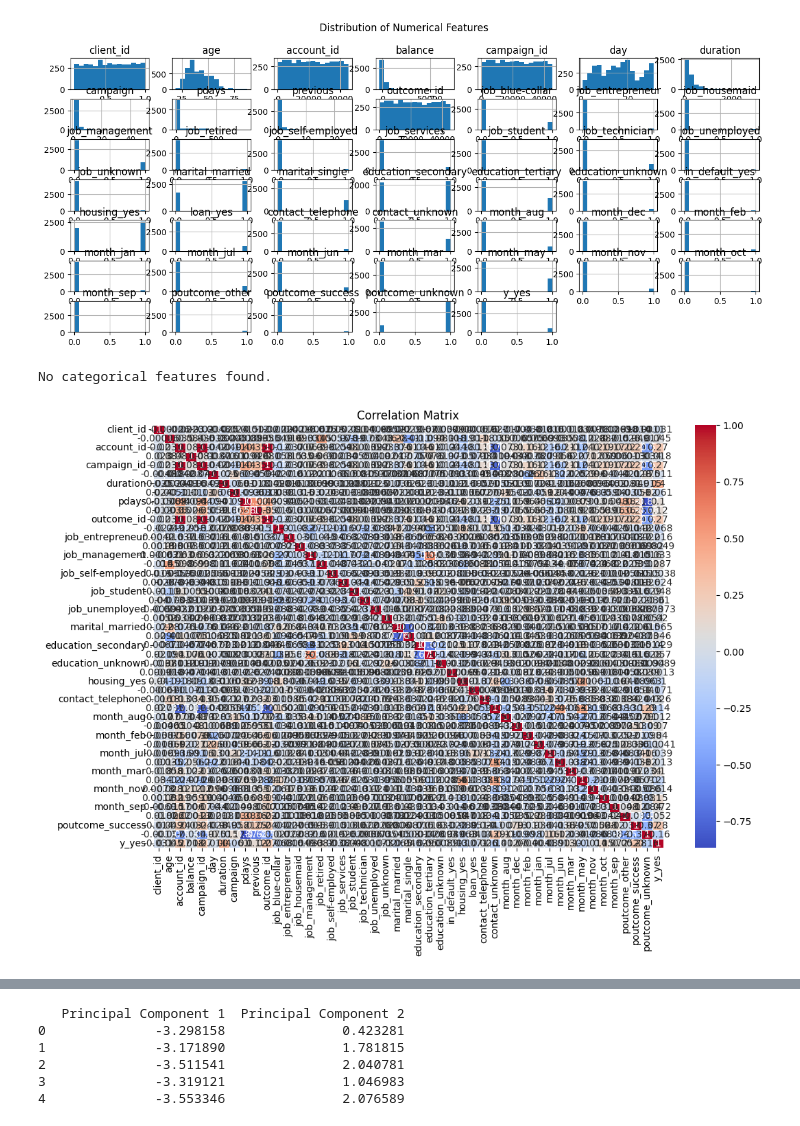
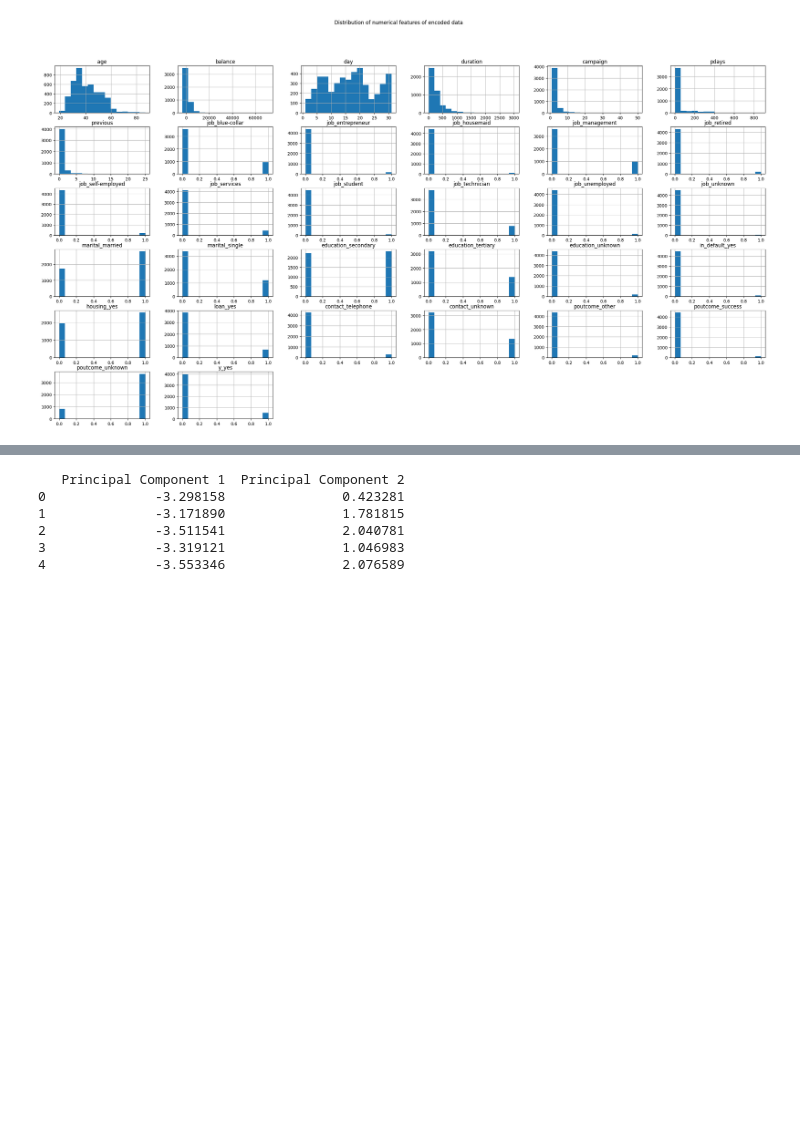
Before and after one commit to spyingcyclops/vijl, a Jupyter notebook: campaign.ipynb, the cells around one changed output, grey strips where cells are left out. Drawn from its saved outputs; the diff is of its cells as text; code cells hidden in the pictures; blank space fills up the shorter version.

```diff
--- a/campaign.ipynb
+++ b/campaign.ipynb
@@ -96,5 +182,7 @@ previous -0.003511  0.026196 -0.059114  0.018080 -0.067833  0.577562  1.000000
 # %%
+
 encoder = OneHotEncoder(drop='first', sparse_output=False)
+categorical_features = df.select_dtypes(include=['object']).columns
 encoded_features = encoder.fit_transform(df[categorical_features])
 
 # Create a DataFrame with the encoded features
@@ -102,43 +190,46 @@ encoded_df = pd.DataFrame(encoded_features, columns=encoder.get_feature_names_ou
 
 # Concatenate the encoded features with the original DataFrame
 encoded_df = pd.concat([df.reset_index(drop=True), encoded_df], axis=1).drop(columns=categorical_features)
+encoded_df_adjusted = encoded_df.loc[:, ~encoded_df.columns.str.startswith('month_')]
 
 # Display the first few rows of the encoded DataFrame
 print("First few rows of the encoded DataFrame:")
-print(encoded_df.head())
+print(encoded_df_adjusted.head())
 
 # Distribution of numerical features
-numerical_features = encoded_df.select_dtypes(include=['int64', 'float64']).columns
-if not numerical_features.empty:
-    encoded_df[numerical_features].hist(bins=15, figsize=(15, 6))
-    plt.suptitle('Distribution of Numerical Features')
-    plt.show()
-else:
-    print("No numerical features found.")
+plot_numerical_features(encoded_df_adjusted, "Distribution of numerical features of encoded data")
 
-# Distribution of categorical features
-categorical_features = encoded_df.select_dtypes(include=['object']).columns
-if not categorical_features.empty:
-    for feature in categorical_features:
-        plt.figure(figsize=(10, 4))
-        sns.countplot(data=df, x=feature)
-        plt.title(f'Distribution of {feature}')
-        plt.xticks(rotation=45)
-        plt.show()
-else:
-    print("No categorical features found.")
 
-# Correlation matrix
-correlation_matrix = encoded_df.corr()
-plt.figure(figsize=(12, 8))
-sns.heatmap(correlation_matrix, annot=True, cmap='coolwarm', linewidths=0.5)
-plt.title('Correlation Matrix')
-plt.show()
 
-# Display correlation matrix as a table
-print("Correlation Matrix Table:")
-print(correlation_matrix)
-# Save the correlation matrix to a CSV file
-correlation_matrix.to_csv('correlation_matrix.csv', index=True)
+# numerical_features = encoded_df.select_dtypes(include=['int64', 'float64']).columns
+# if not numerical_features.empty:
+#     encoded_df[numerical_features].hist(bins=15, figsize=(15, 6))
+#     plt.suptitle('Distribution of Numerical Features')
+#     plt.show()
+# else:
+#     print("No numerical features found.")
+
+# # Distribution of categorical features
+# categorical_features = encoded_df.select_dtypes(include=['object']).columns
+# if not categorical_features.empty:
+#     for feature in categorical_features:
+#         plt.figure(figsize=(10, 4))
+#         sns.countplot(data=df, x=feature)
+#         plt.title(f'Distribution of {feature}')
+#         plt.xticks(rotation=45)
+#         plt.show()
+# else:
+#     print("No categorical features found.")
+
+# # Correlation matrix
+# correlation_matrix = encoded_df.corr()
+# plt.figure(figsize=(12, 8))
+# sns.heatmap(correlation_matrix, annot=True, cmap='coolwarm', linewidths=0.5)
+# plt.title('Correlation Matrix')
+# plt.show()
+
+# # Display correlation matrix as a table
+# print("Correlation Matrix Table:")
+# print(correlation_matrix)
 # %% [output]
 First few rows of the encoded DataFrame:
@@ -161,3 +252 @@ First few rows of the encoded DataFrame:
-[figure, old version]
+[figure, new version]
-No categorical features found.
-[figure, removed]
```
Also changed, not shown: parts of 4 cells of this notebook.
